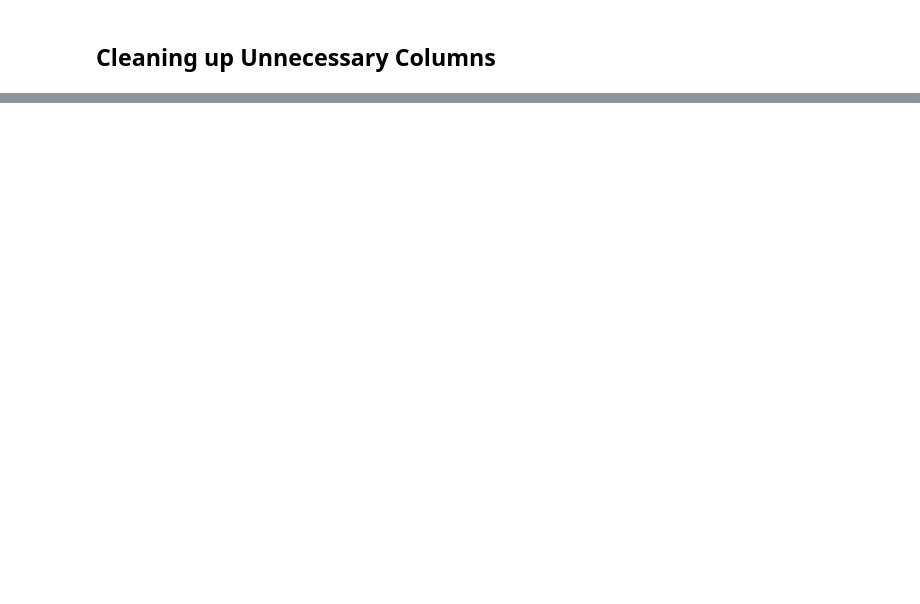
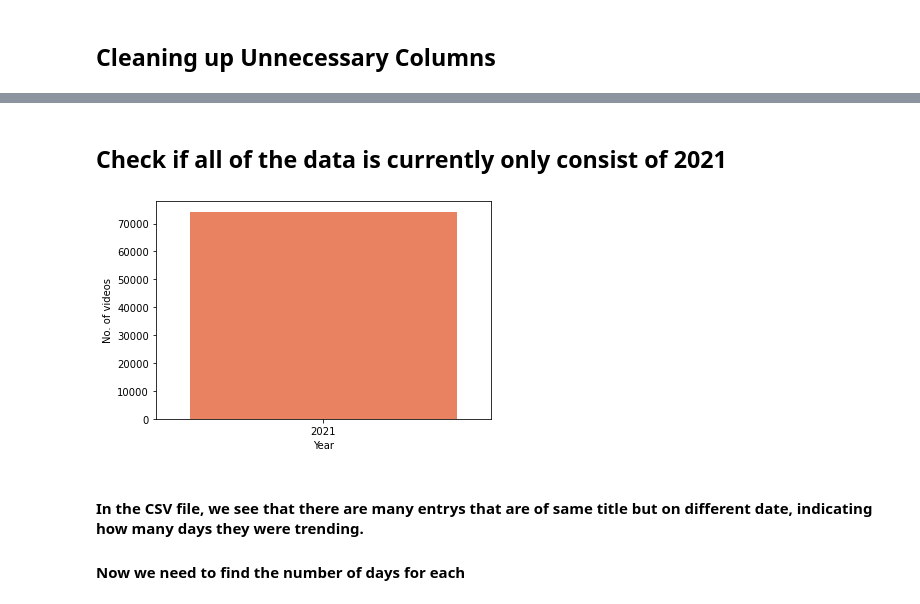
Before and after one commit to tKaiB/How-To-Survive, a Jupyter notebook: datacleaning.ipynb, the cells around one changed output, grey strips where cells are left out. Drawn from its saved outputs; the diff is of its cells as text; code cells hidden in the pictures; blank space fills up the shorter version.

```diff
--- a/datacleaning.ipynb
+++ b/datacleaning.ipynb
@@ -16,0 +44,18 @@ df.head()
+# %%
+df = df[df["publishedAt"].str.contains("2020|2022") == False]
+# %% [markdown]
+## Check if all of the data is currently only consist of 2021
+# %%
+checker = df["publishedAt"].apply(lambda x: '' + x[:4]).value_counts() \
+            .to_frame().reset_index() \
+            .rename(columns={"index": "year", "publishedAt": "No_of_videos"})
+
+fig, ax = plt.subplots()
+_ = sb.barplot(x="year", y="No_of_videos", data=checker,
+        palette=sb.color_palette(['#ff764a', '#ffa600'], n_colors=7), ax=ax)
+_ = ax.set(xlabel="Year", ylabel="No. of videos")
+# %% [output]
+[figure, added]
+# %% [markdown]
+#### In the CSV file, we see that there are many entrys that are of same title but on different date, indicating how many days they were trending.
+#### Now we need to find the number of days for each
```
Also changed, not shown: parts of 9 cells of this notebook.
